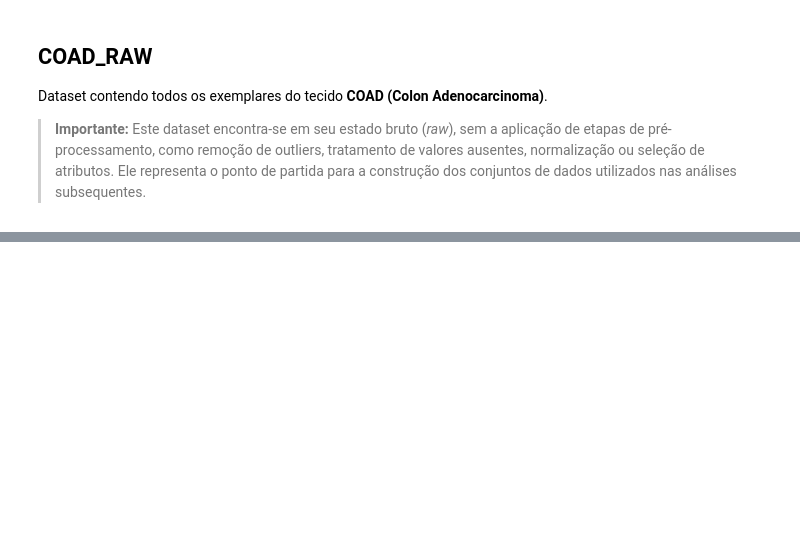
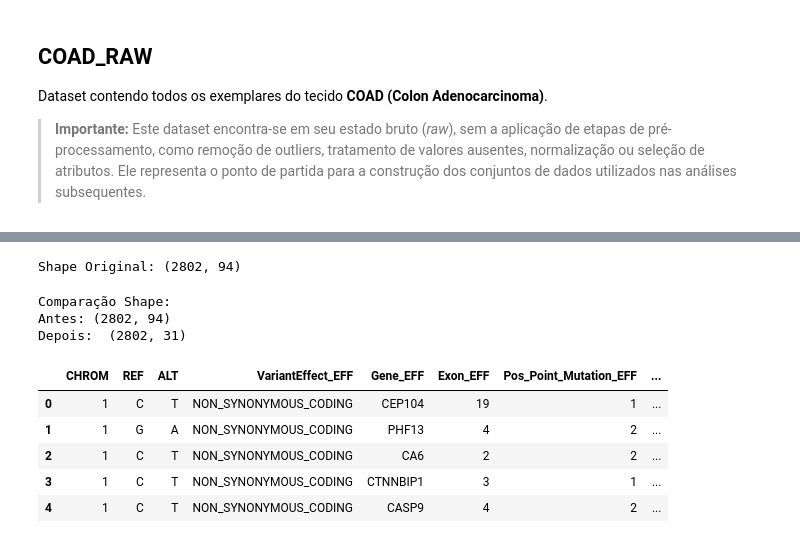
Before and after one commit to TailUFPB/BioInfo-2026.1, a Jupyter notebook: coad_extractor.ipynb, the cells around one changed output, grey strips where cells are left out. Drawn from its saved outputs; the diff is of its cells as text; code cells hidden in the pictures; blank space fills up the shorter version.

```diff
--- a/coad_extractor.ipynb
+++ b/coad_extractor.ipynb
@@ -50,0 +55,7 @@ coad.to_csv('data/COAD_RAW.csv', index=False, sep='\t')
+# %%
+coad_ml =  pd.read_csv('data/COAD_RAW.csv', sep='\t')
+
+antes_coad_ml = coad_ml.shape
+print("Shape Original:", antes_coad_ml)
+# %% [output]
+Shape Original: (2802, 94)
@@ -50,0 +160,43 @@ coad.to_csv('data/COAD_RAW.csv', index=False, sep='\t')
+# %%
+# Colunas a remover (leakage) ───────────────────────────────────────────────
+
+preditores_rotulo = [
+    'dbNSFP_SIFT_pred','PolyPhen2_Dam_pred','dbNSFP_PROVEAN_pred',
+    'dbNSFP_gnomAD_exomes_AF','dbNSFP_ExAC_AF',
+    'dbNSFP_DEOGEN2_pred','dbNSFP_MetaSVM_pred','dbNSFP_fathmmMKL_coding_pred',
+    'dbNSFP_PrimateAI_pred','dbNSFP_MCAP_pred','dbNSFP_ClinPred_pred',
+    'dbNSFP_BayesDel_addAF_pred','dbNSFP_Polyphen2_HVAR_pred',
+    'dbNSFP_FATHMM_pred','dbNSFP_SIFT4G_pred','dbNSFP_LRT_pred',
+    'dbNSFP_fathmmXF_coding_pred','dbNSFP_BayesDel_noAF_pred',
+    'dbNSFP_Aloft_pred','dbNSFP_MutationTaster_pred',
+    'dbNSFP_MetaLR_pred','dbNSFP_LISTS2_pred',
+    'dbNSFP_Polyphen2_HDIV_pred','dbNSFP_MutationAssessor_pred',
+]
+
+campos_derivados = ['NdamageCalc','Ndamage','COMMON','Deleteria','Deleteria5','Deleteria10']
+# %%
+remover_todos = list(set(tabela14 + preditores_rotulo + campos_derivados))
+
+remover_seguro = [c for c in remover_todos
+                  if c in coad_ml.columns and c not in COLUNAS_PROTEGIDAS]
+# %%
+coad_ml = coad_ml.drop(columns=remover_seguro)
+
+print("Comparação Shape:",
+      "\nAntes:", antes_coad_ml,
+      "\nDepois: ", coad_ml.shape
+      )
+
+coad_ml.to_csv('data/COAD_ML.csv', index=False, sep='\t')
+
+coad_ml.head()
+# %% [output]
+Comparação Shape:
+Antes: (2802, 94)
+Depois:  (2802, 31)
+|  | CHROM | REF | ALT | VariantEffect_EFF | Gene_EFF | Exon_EFF | Pos_Point_Mutation_EFF | ... |
+| 0 | 1 | C | T | NON_SYNONYMOUS_CODING | CEP104 | 19 | 1 | ... |
+| 1 | 1 | G | A | NON_SYNONYMOUS_CODING | PHF13 | 4 | 2 | ... |
+| 2 | 1 | C | T | NON_SYNONYMOUS_CODING | CA6 | 2 | 2 | ... |
+| 3 | 1 | C | T | NON_SYNONYMOUS_CODING | CTNNBIP1 | 3 | 1 | ... |
+| 4 | 1 | C | T | NON_SYNONYMOUS_CODING | CASP9 | 4 | 2 | ... |
```
Also changed, not shown: parts of 7 cells of this notebook.
